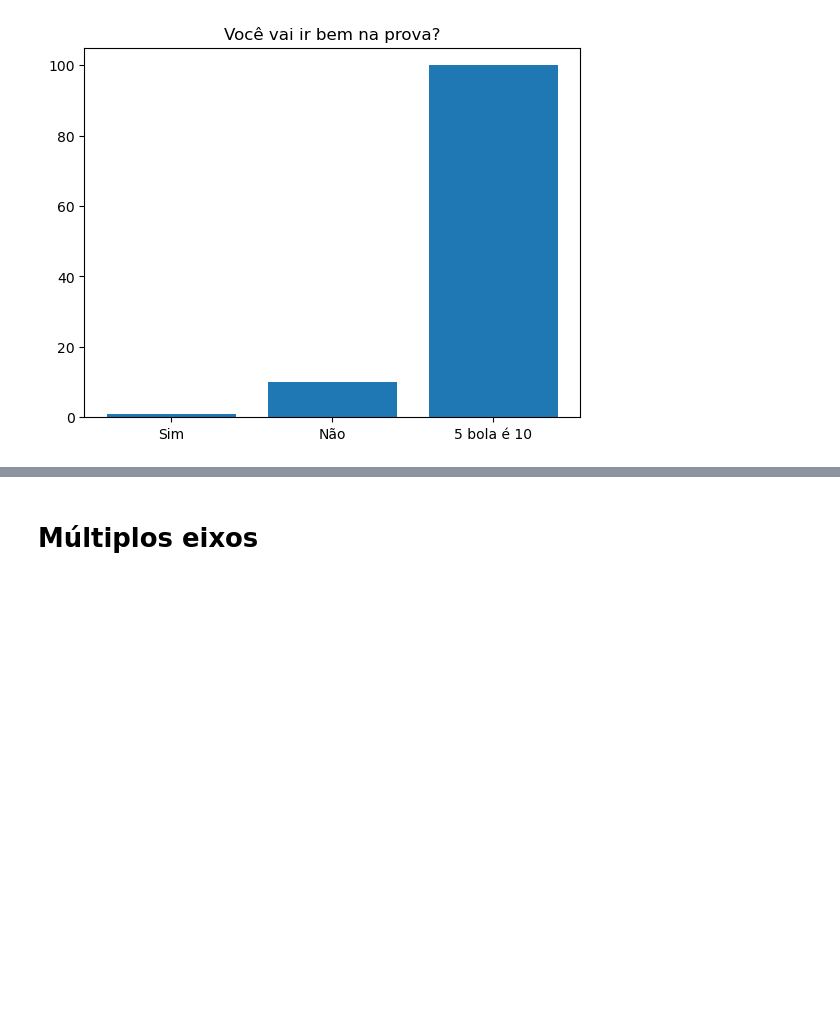
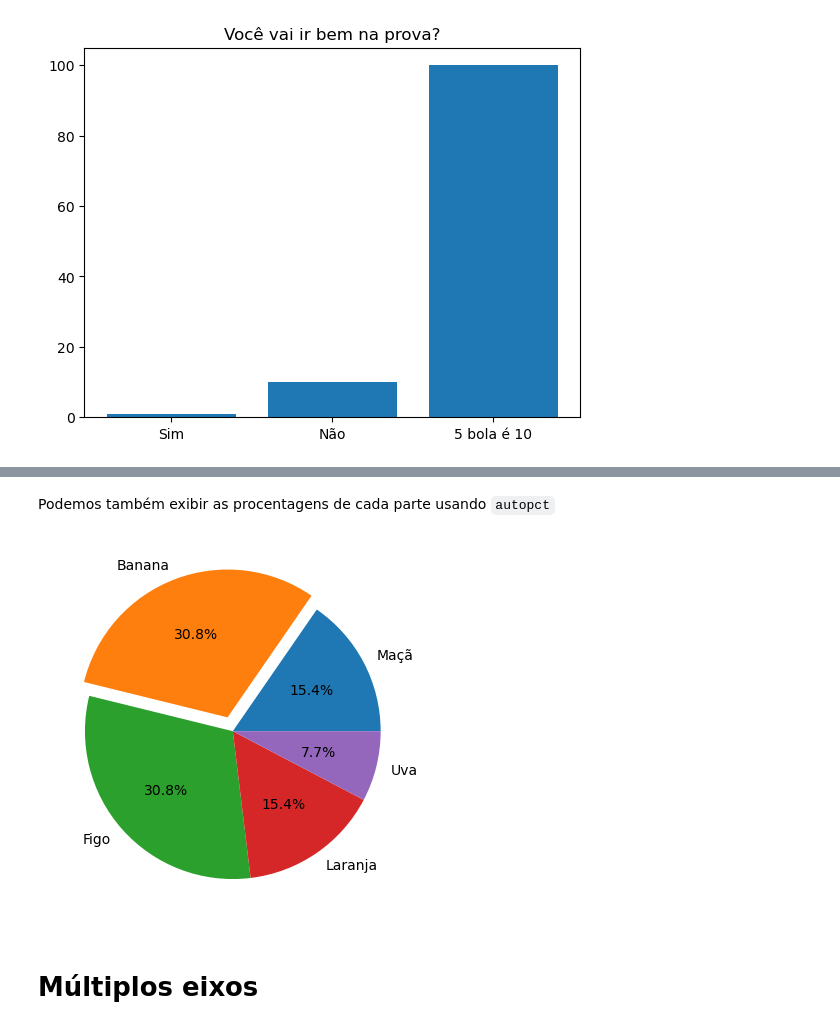
Before and after one commit to danielborin/lastone, a Jupyter notebook: content/04-matplotlib/L03_matplotlib_02_Plotagem.ipynb, the cells around one changed output, grey strips where cells are left out. Drawn from its saved outputs; the diff is of its cells as text; code cells hidden in the pictures; blank space fills up the shorter version.

```diff
--- a/content/04-matplotlib/L03_matplotlib_02_Plotagem.ipynb
+++ b/content/04-matplotlib/L03_matplotlib_02_Plotagem.ipynb
@@ -357,3 +388,13 @@ plt.show()
+# %% [markdown]
+Podemos também exibir as procentagens de cada parte usando `autopct`
+# %%
+y = [10,20,20,10,5]
+explode = (0, 0.1, 0, 0,0)
+nomes = ["Maçã","Banana","Figo","Laranja", "Uva"]
+plt.pie(y, explode = explode, labels = nomes, autopct='%.1f%%')
+plt.show()
+# %% [output]
+[figure, added]
 # %% [markdown]
 # Múltiplos eixos
 # %% [markdown]
```
Also changed, not shown: parts of 8 cells of this notebook, 1 other file.
